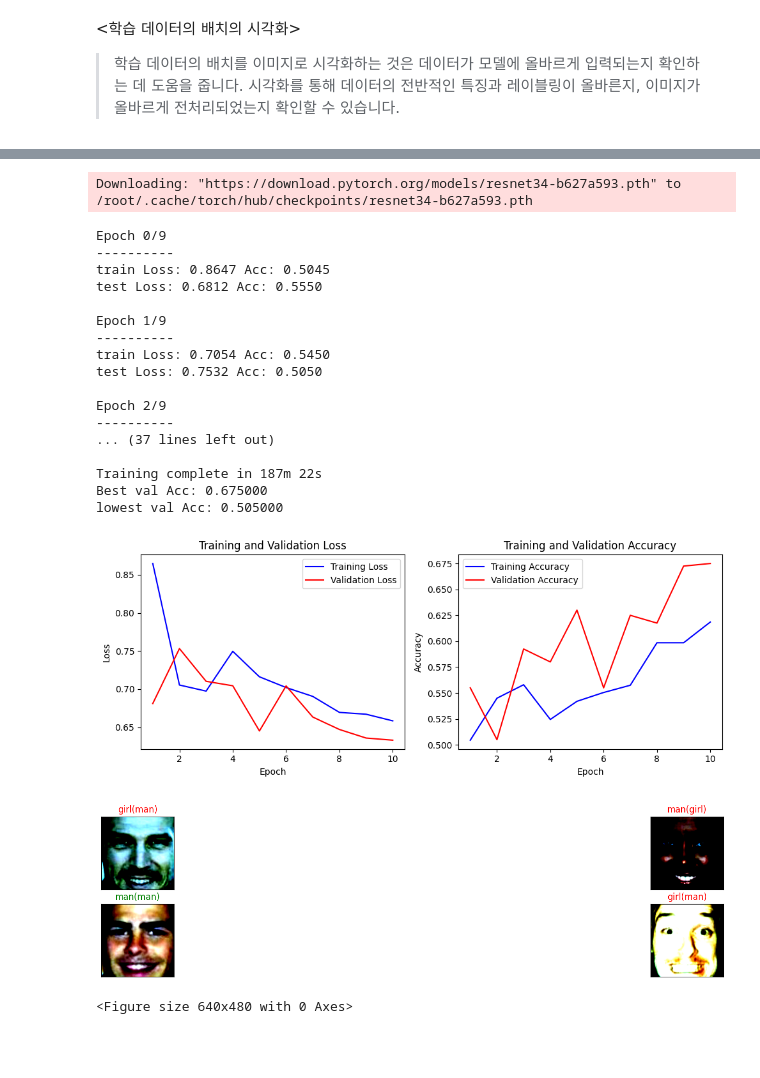
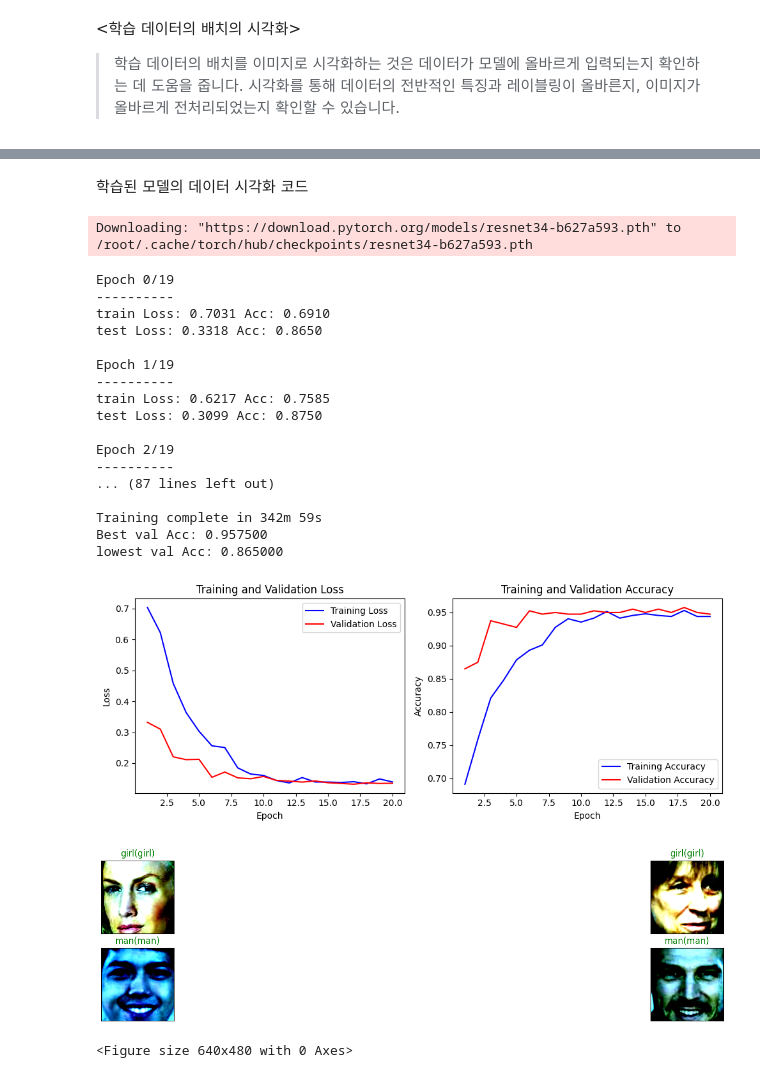
Before and after one commit to SummerToday/ManAndGirl_Classification_TransperLearning, a Jupyter notebook: manandgirl(real).ipynb, the cells around one changed output, grey strips where cells are left out. Saved outputs shown, nothing was run; the diff lists cells and outputs as text; code cells hidden in the pictures; blank space fills up the shorter version.

```diff
--- a/manandgirl(real).ipynb
+++ b/manandgirl(real).ipynb
@@ -207,3 +207,5 @@ imshow(out, title=[class_names[x] for x in classes])
+# %% [markdown]
+학습된 모델의 데이터 시각화 코드
 # %%
 import matplotlib.pyplot as plt
 
@@ -356,7 +358,7 @@ model_ft = model_ft.to(device)
 criterion = nn.CrossEntropyLoss()
 
 # 모든 매개변수들이 최적화되었는지 관찰
-optimizer_ft = optim.RMSprop(model_ft.parameters(), lr=0.001, momentum=0.9)
+optimizer_ft = optim.SGD(model_ft.parameters(), lr=0.001, momentum=0.9)
 
 # 7 에폭마다 0.1씩 학습률 감소
 exp_lr_scheduler = lr_scheduler.StepLR(optimizer_ft, step_size=7, gamma=0.1)
@@ -364,26 +366,26 @@ exp_lr_scheduler = lr_scheduler.StepLR(optimizer_ft, step_size=7, gamma=0.1)
 Downloading: "https://download.pytorch.org/models/resnet34-b627a593.pth" to /root/.cache/torch/hub/checkpoints/resnet34-b627a593.pth
 # %%
 model_ft = train_model(model_ft, criterion, optimizer_ft, exp_lr_scheduler,
-                       num_epochs=10)
+                       num_epochs=20)
 # %% [output]
-Epoch 0/9
+Epoch 0/19
 ----------
-train Loss: 0.8647 Acc: 0.5045
-test Loss: 0.6812 Acc: 0.5550
+train Loss: 0.7031 Acc: 0.6910
+test Loss: 0.3318 Acc: 0.8650
 
-Epoch 1/9
+Epoch 1/19
 ----------
-train Loss: 0.7054 Acc: 0.5450
-test Loss: 0.7532 Acc: 0.5050
+train Loss: 0.6217 Acc: 0.7585
+test Loss: 0.3099 Acc: 0.8750
 
-Epoch 2/9
+Epoch 2/19
 ----------
-... (37 lines left out)
+... (87 lines left out)
 
-Training complete in 187m 22s
-Best val Acc: 0.675000
-lowest val Acc: 0.505000
+Training complete in 342m 59s
+Best val Acc: 0.957500
+lowest val Acc: 0.865000
-[figure, old version]
+[figure, new version]
 # %%
 def im_convert(tensor):
     image = tensor.cpu().clone().detach().numpy()
@@ -413,7 +415,7 @@ plt.show()
 plt.subplots_adjust(bottom=0.2, top=0.6, hspace=0)
 #dataloaders의 batch size가 4이기 때문에 4개 출력.
 # %% [output]
-[figure, old version]
+[figure, new version]
 <Figure size 640x480 with 0 Axes>
 # %%
 from torchsummary import summary
```
Also changed, not shown: parts of 2 cells of this notebook.
